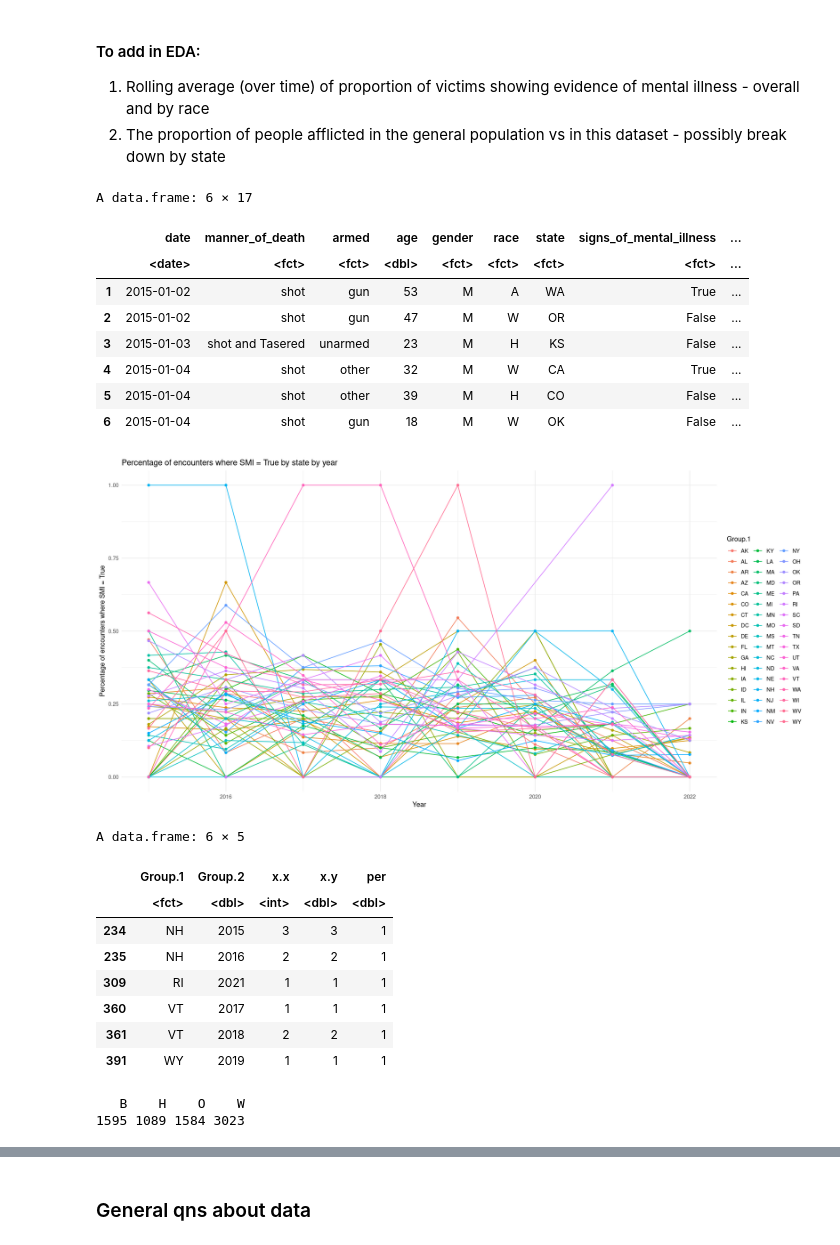
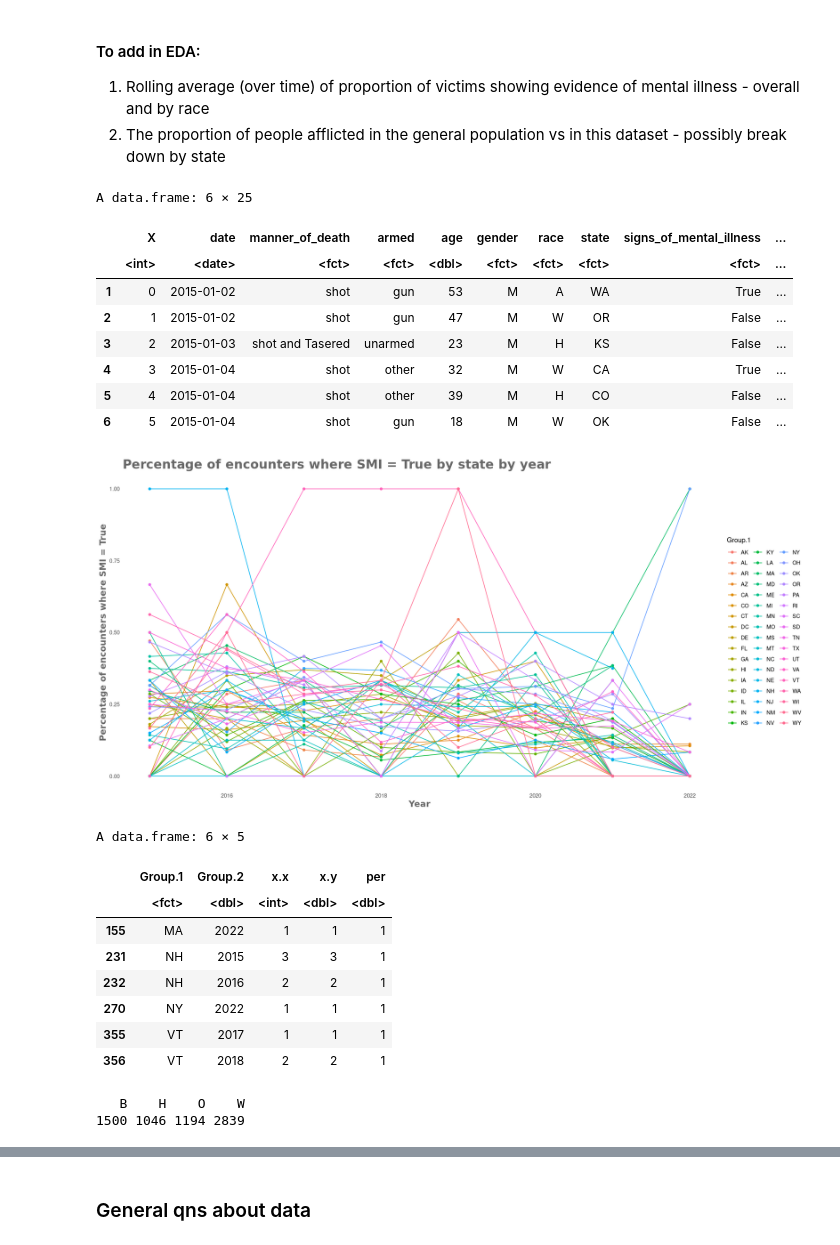
Before and after one commit to spacegoat1/data2020_project, a Jupyter notebook: 1_univar-EDA.ipynb, the cells around one changed output, grey strips where cells are left out. Cells and saved outputs as stored; diff of their text form; code cells hidden in the pictures.

```diff
--- a/1_univar-EDA.ipynb
+++ b/1_univar-EDA.ipynb
@@ -14,5 +15,6 @@ library(ggfortify)
 # %%
-data = read.csv('data/fatal-police-shootings-data.csv', na.strings=c("","NA"))
+# data = read.csv('data/fatal-police-shootings-data.csv', na.strings=c("","NA"))
+data = read.csv('data/trimmed_weather_police.csv', na.strings=c("","NA"))
 # %% [markdown]
 ### Initial EDA
 # %% [markdown]
@@ -496,15 +511,15 @@ vis_miss(data, cluster = TRUE, sort_miss = TRUE)
 # %%
 head(data)
 # %% [output]
-A data.frame: 6 × 17
+A data.frame: 6 × 25
-|  | date | manner_of_death | armed | age | gender | race | state | signs_of_mental_illness | ... |
-|  | <date> | <fct> | <fct> | <dbl> | <fct> | <fct> | <fct> | <fct> | ... |
-| 1 | 2015-01-02 | shot | gun | 53 | M | A | WA | True | ... |
-| 2 | 2015-01-02 | shot | gun | 47 | M | W | OR | False | ... |
-| 3 | 2015-01-03 | shot and Tasered | unarmed | 23 | M | H | KS | False | ... |
-| 4 | 2015-01-04 | shot | other | 32 | M | W | CA | True | ... |
-| 5 | 2015-01-04 | shot | other | 39 | M | H | CO | False | ... |
-| 6 | 2015-01-04 | shot | gun | 18 | M | W | OK | False | ... |
+|  | X | date | manner_of_death | armed | age | gender | race | state | signs_of_mental_illness | ... |
+|  | <int> | <date> | <fct> | <fct> | <dbl> | <fct> | <fct> | <fct> | <fct> | ... |
+| 1 | 0 | 2015-01-02 | shot | gun | 53 | M | A | WA | True | ... |
+| 2 | 1 | 2015-01-02 | shot | gun | 47 | M | W | OR | False | ... |
+| 3 | 2 | 2015-01-03 | shot and Tasered | unarmed | 23 | M | H | KS | False | ... |
+| 4 | 3 | 2015-01-04 | shot | other | 32 | M | W | CA | True | ... |
+| 5 | 4 | 2015-01-04 | shot | other | 39 | M | H | CO | False | ... |
+| 6 | 5 | 2015-01-04 | shot | gun | 18 | M | W | OK | False | ... |
 # %%
 # The proportion of fatal shootings where SMI is True
 # head(data)
@@ -519,25 +534,31 @@ props_by_state_year$per = props_by_state_year$x.y / props_by_state_year$x.x
 # %%
 options(repr.plot.width=16, repr.plot.height=8)
 ggplot(data=props_by_state_year,
        aes(x=Group.2, y=per, colour=	Group.1)) +
        geom_line() + geom_point() + theme_minimal() +
        xlab("Year") +
        ylab("Percentage of encounters where SMI = True") +
-       ggtitle("Percentage of encounters where SMI = True by state by year")
+       ggtitle("Percentage of encounters where SMI = True by state by year") +
+       theme(plot.title = element_text(family = "Trebuchet MS", color="#666666", face="bold", size=20, hjust=0)) +
+       theme(axis.title = element_text(family = "Trebuchet MS", color="#666666", face="bold", size=14)) +
+       theme(panel.grid.major = element_blank(),
+              panel.grid.minor = element_blank(),
+              panel.border = element_blank(),
+              panel.background = element_blank())
 # %% [output]
-[figure, old version]
+[figure, new version]
 # %%
 head(props_by_state_year[order(-props_by_state_year$per),])
 # %% [output]
 A data.frame: 6 × 5
 |  | Group.1 | Group.2 | x.x | x.y | per |
 |  | <fct> | <dbl> | <int> | <dbl> | <dbl> |
-| 234 | NH | 2015 | 3 | 3 | 1 |
-| 235 | NH | 2016 | 2 | 2 | 1 |
-| 309 | RI | 2021 | 1 | 1 | 1 |
-| 360 | VT | 2017 | 1 | 1 | 1 |
-| 361 | VT | 2018 | 2 | 2 | 1 |
-| 391 | WY | 2019 | 1 | 1 | 1 |
+| 155 | MA | 2022 | 1 | 1 | 1 |
+| 231 | NH | 2015 | 3 | 3 | 1 |
+| 232 | NH | 2016 | 2 | 2 | 1 |
+| 270 | NY | 2022 | 1 | 1 | 1 |
+| 355 | VT | 2017 | 1 | 1 | 1 |
+| 356 | VT | 2018 | 2 | 2 | 1 |
 # %%
 # The proportion of fatal shootings where SMI is True
 
@@ -561,7 +582,7 @@ props_by_race_year$x.y[is.na(props_by_race_year$x.y)] <- 0
 props_by_race_year$per = props_by_race_year$x.y / props_by_race_year$x.x
 # %% [output]
    B    H    O    W
-1595 1089 1584 3023
+1500 1046 1194 2839
 # %%
 # Race has been recorded for only 2 shootings in 2022
 props_by_race_year = props_by_race_year %>% filter(Group.2 != 2022)
```
Also changed, not shown: parts of 26 cells of this notebook, 7 other files.
